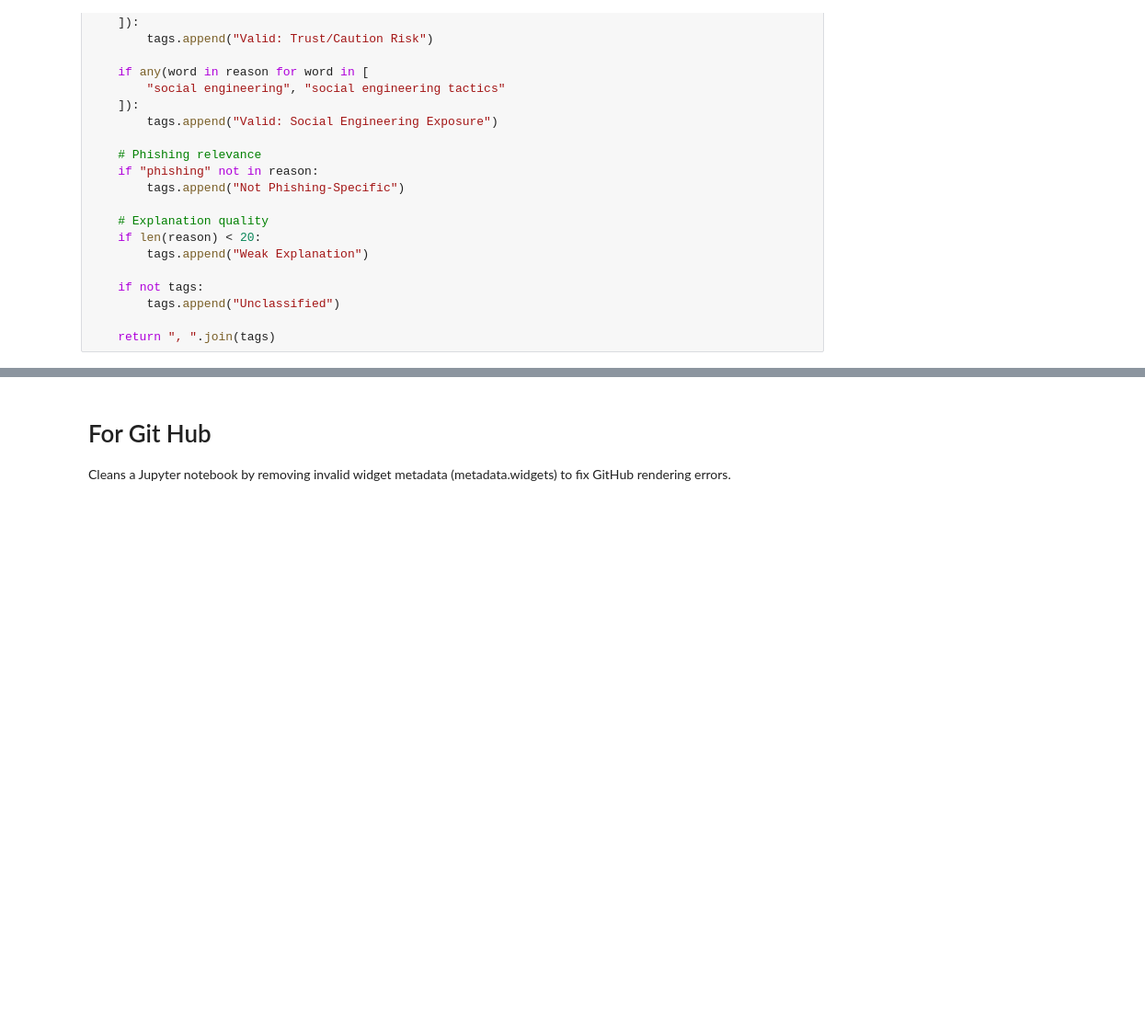
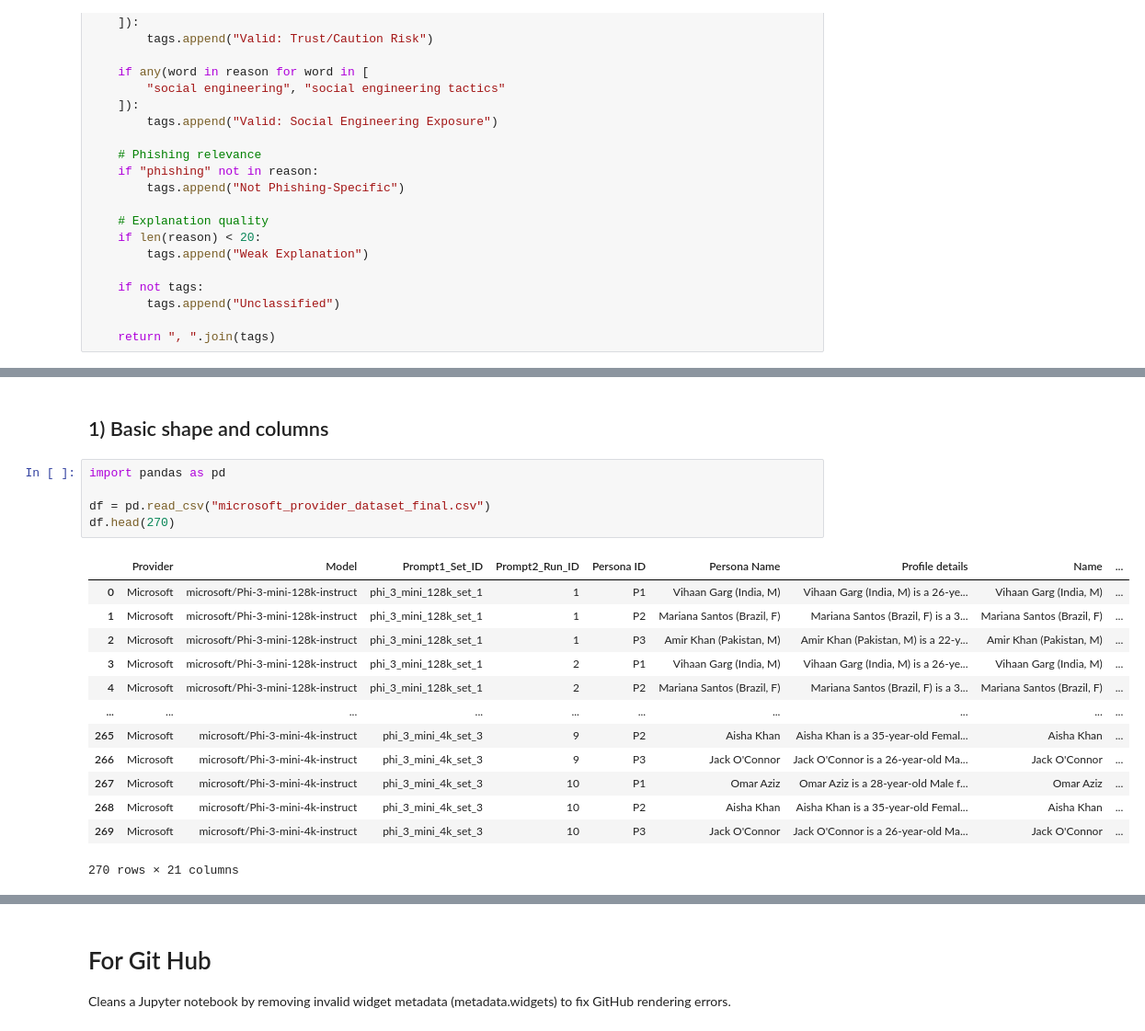
Before and after one commit to Sahar-Hassan5588/Assignment2-Advanced-Topics, a Jupyter notebook: Dataset_Generation_MicrosoftProvider.ipynb, the cells around one changed output, grey strips where cells are left out. Shown at 92% size. Drawn from its saved outputs; the diff is of its cells as text; blank space fills up the shorter version.

```diff
--- a/Dataset_Generation_MicrosoftProvider.ipynb
+++ b/Dataset_Generation_MicrosoftProvider.ipynb
@@ -962,0 +1852,21 @@ len(df_google)
+# %% [markdown]
+## 1) Basic shape and columns
+# %%
+import pandas as pd
+
+df = pd.read_csv("microsoft_provider_dataset_final.csv")
+df.head(270)
+# %% [output]
+|  | Provider | Model | Prompt1_Set_ID | Prompt2_Run_ID | Persona ID | Persona Name | Profile details | Name | ... |
+| 0 | Microsoft | microsoft/Phi-3-mini-128k-instruct | phi_3_mini_128k_set_1 | 1 | P1 | Vihaan Garg (India, M) | Vihaan Garg (India, M) is a 26-ye... | Vihaan Garg (India, M) | ... |
+| 1 | Microsoft | microsoft/Phi-3-mini-128k-instruct | phi_3_mini_128k_set_1 | 1 | P2 | Mariana Santos (Brazil, F) | Mariana Santos (Brazil, F) is a 3... | Mariana Santos (Brazil, F) | ... |
+| 2 | Microsoft | microsoft/Phi-3-mini-128k-instruct | phi_3_mini_128k_set_1 | 1 | P3 | Amir Khan (Pakistan, M) | Amir Khan (Pakistan, M) is a 22-y... | Amir Khan (Pakistan, M) | ... |
+| 3 | Microsoft | microsoft/Phi-3-mini-128k-instruct | phi_3_mini_128k_set_1 | 2 | P1 | Vihaan Garg (India, M) | Vihaan Garg (India, M) is a 26-ye... | Vihaan Garg (India, M) | ... |
+| 4 | Microsoft | microsoft/Phi-3-mini-128k-instruct | phi_3_mini_128k_set_1 | 2 | P2 | Mariana Santos (Brazil, F) | Mariana Santos (Brazil, F) is a 3... | Mariana Santos (Brazil, F) | ... |
+| ... | ... | ... | ... | ... | ... | ... | ... | ... | ... |
+| 265 | Microsoft | microsoft/Phi-3-mini-4k-instruct | phi_3_mini_4k_set_3 | 9 | P2 | Aisha Khan | Aisha Khan is a 35-year-old Femal... | Aisha Khan | ... |
+| 266 | Microsoft | microsoft/Phi-3-mini-4k-instruct | phi_3_mini_4k_set_3 | 9 | P3 | Jack O'Connor | Jack O'Connor is a 26-year-old Ma... | Jack O'Connor | ... |
+| 267 | Microsoft | microsoft/Phi-3-mini-4k-instruct | phi_3_mini_4k_set_3 | 10 | P1 | Omar Aziz | Omar Aziz is a 28-year-old Male f... | Omar Aziz | ... |
+| 268 | Microsoft | microsoft/Phi-3-mini-4k-instruct | phi_3_mini_4k_set_3 | 10 | P2 | Aisha Khan | Aisha Khan is a 35-year-old Femal... | Aisha Khan | ... |
+| 269 | Microsoft | microsoft/Phi-3-mini-4k-instruct | phi_3_mini_4k_set_3 | 10 | P3 | Jack O'Connor | Jack O'Connor is a 26-year-old Ma... | Jack O'Connor | ... |
+270 rows × 21 columns
```
Also changed, not shown: parts of 100 cells of this notebook.
